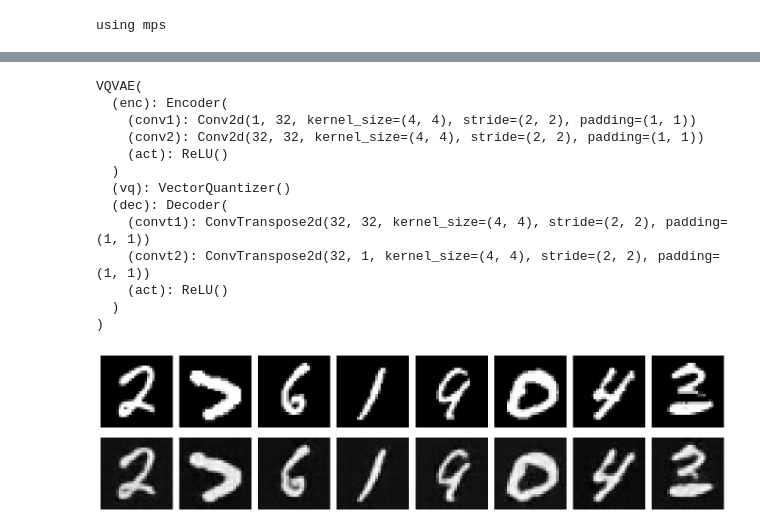
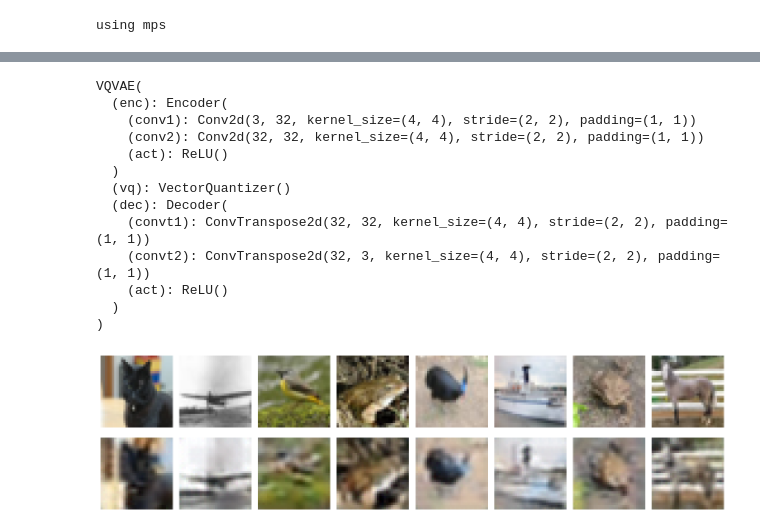
Before and after one commit to GalMunGral/image-generation-notebooks, a Jupyter notebook: autoregressive/02_vqvae_training.ipynb, the cells around one changed output, grey strips where cells are left out. Cells and saved outputs as stored; diff of their text form; code cells hidden in the pictures.

```diff
--- a/autoregressive/02_vqvae_training.ipynb
+++ b/autoregressive/02_vqvae_training.ipynb
@@ -17,10 +21,10 @@ idx: torch.Size([4, 7, 7])
 # %%
 transform = transforms.Compose([
     transforms.ToTensor(),
-    transforms.Normalize((0.5,), (0.5,))   # scale to [-1, 1]
+    transforms.Normalize((0.5, 0.5, 0.5), (0.5, 0.5, 0.5))  # scale to [-1, 1]
 ])
 
-dataset    = torchvision.datasets.MNIST(root='../data', train=True, download=True, transform=transform)
+dataset    = torchvision.datasets.CIFAR10(root='../data', train=True, download=True, transform=transform)
 dataloader = torch.utils.data.DataLoader(dataset, batch_size=128, shuffle=True)
 # %%
 device = torch.device('mps' if torch.backends.mps.is_available() else 'cpu')
@@ -84,40 +88,40 @@ epoch 10  loss 0.0290  codebook util 512/512
 # %%
-torch.save(model.cpu().state_dict(), '../data/vqvae_mnist.pt')
+torch.save(model.cpu().state_dict(), '../data/vqvae_cifar10.pt')
 model.to(device)
 # %% [output]
 VQVAE(
   (enc): Encoder(
-    (conv1): Conv2d(1, 32, kernel_size=(4, 4), stride=(2, 2), padding=(1, 1))
+    (conv1): Conv2d(3, 32, kernel_size=(4, 4), stride=(2, 2), padding=(1, 1))
     (conv2): Conv2d(32, 32, kernel_size=(4, 4), stride=(2, 2), padding=(1, 1))
     (act): ReLU()
   )
   (vq): VectorQuantizer()
   (dec): Decoder(
     (convt1): ConvTranspose2d(32, 32, kernel_size=(4, 4), stride=(2, 2), padding=(1, 1))
-    (convt2): ConvTranspose2d(32, 1, kernel_size=(4, 4), stride=(2, 2), padding=(1, 1))
+    (convt2): ConvTranspose2d(32, 3, kernel_size=(4, 4), stride=(2, 2), padding=(1, 1))
     (act): ReLU()
   )
 )
 # %%
 model.eval()
 x_orig, _ = next(iter(dataloader))
 x_orig = x_orig[:8].to(device)
 
 with torch.no_grad():
     x_hat, _, _, _ = model(x_orig)
 
-x_orig = (x_orig.cpu() + 1) / 2   # [-1,1] -> [0,1]
+x_orig = (x_orig.cpu() + 1) / 2
 x_hat  = (x_hat.cpu()  + 1) / 2
 
 fig, axes = plt.subplots(2, 8, figsize=(14, 4))
 for i in range(8):
-    axes[0, i].imshow(x_orig[i].squeeze(), cmap='gray')
+    axes[0, i].imshow(x_orig[i].permute(1, 2, 0).clamp(0, 1))
     axes[0, i].axis('off')
-    axes[1, i].imshow(x_hat[i].squeeze(),  cmap='gray')
+    axes[1, i].imshow(x_hat[i].permute(1, 2, 0).clamp(0, 1))
     axes[1, i].axis('off')
 axes[0, 0].set_ylabel('original', fontsize=10)
 axes[1, 0].set_ylabel('reconstructed', fontsize=10)
 plt.tight_layout()
 plt.show()
 # %% [output]
-[figure, old version]
+[figure, new version]
```
Also changed, not shown: parts of 3 cells of this notebook, 9 other files.
